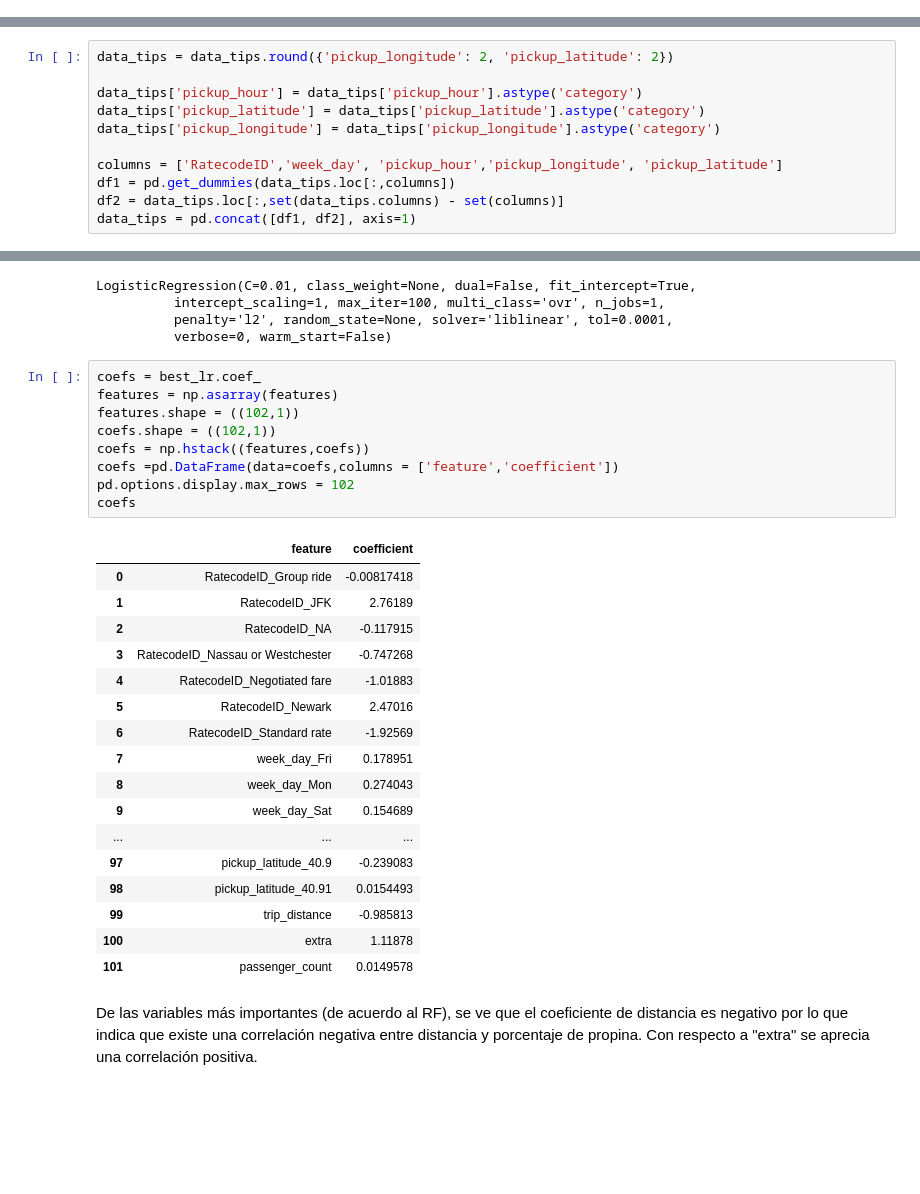
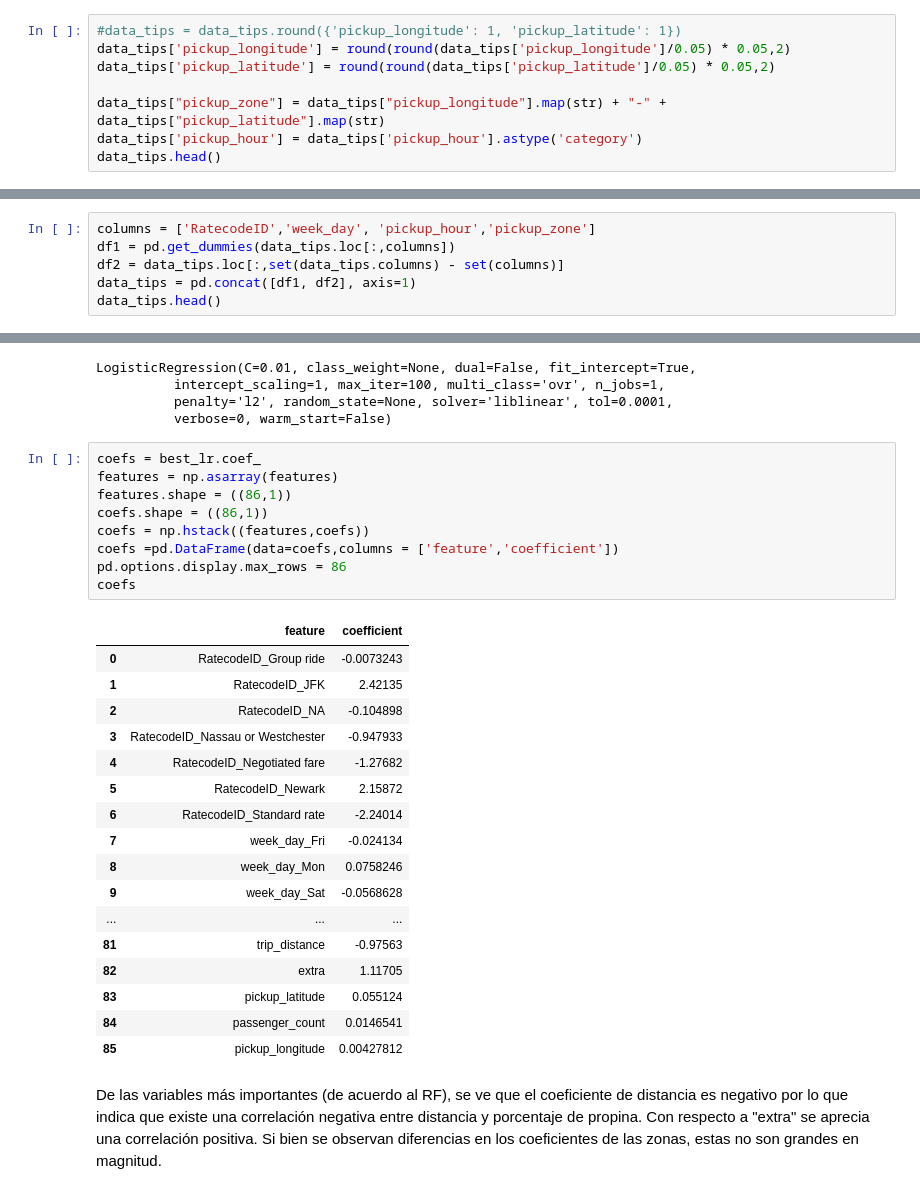
Before and after one commit to cchallu/datank_challenge, a Jupyter notebook: source/datank_challenge.ipynb, the cells around one changed output, grey strips where cells are left out. Cells and saved outputs as stored; diff of their text form; blank space fills up the shorter version.

```diff
--- a/source/datank_challenge.ipynb
+++ b/source/datank_challenge.ipynb
@@ -533,3 +533,11 @@ data_tips.head()
 | 18 | 1 | 1.38 | -73.994843 | 40.718498 | Standard rate | 0.5 | 0 | ... |
 # %% [markdown]
 A contiuación se convierten las varialbes categóricas a dummies (one hot encoding). En el caso de la latitud y longitud primero se redondean a dos decimales (esto crea regiones en forma de cuadrados).
+# %%
+#data_tips = data_tips.round({'pickup_longitude': 1, 'pickup_latitude': 1})
+data_tips['pickup_longitude'] = round(round(data_tips['pickup_longitude']/0.05) * 0.05,2)
+data_tips['pickup_latitude'] = round(round(data_tips['pickup_latitude']/0.05) * 0.05,2)
+
+data_tips["pickup_zone"] = data_tips["pickup_longitude"].map(str) + "-" + data_tips["pickup_latitude"].map(str)
+data_tips['pickup_hour'] = data_tips['pickup_hour'].astype('category')
+data_tips.head()
@@ -536,11 +551,6 @@ A contiuación se convierten las varialbes categóricas a dummies (one hot encod
 # %%
-data_tips = data_tips.round({'pickup_longitude': 2, 'pickup_latitude': 2})
-
-data_tips['pickup_hour'] = data_tips['pickup_hour'].astype('category')
-data_tips['pickup_latitude'] = data_tips['pickup_latitude'].astype('category')
-data_tips['pickup_longitude'] = data_tips['pickup_longitude'].astype('category')
-
-columns = ['RatecodeID','week_day', 'pickup_hour','pickup_longitude', 'pickup_latitude']
+columns = ['RatecodeID','week_day', 'pickup_hour','pickup_zone']
 df1 = pd.get_dummies(data_tips.loc[:,columns])
 df2 = data_tips.loc[:,set(data_tips.columns) - set(columns)]
 data_tips = pd.concat([df1, df2], axis=1)
+data_tips.head()
@@ -699,29 +717,29 @@ LogisticRegression(C=0.01, class_weight=None, dual=False, fit_intercept=True,
 # %%
 coefs = best_lr.coef_
 features = np.asarray(features)
-features.shape = ((102,1))
-coefs.shape = ((102,1))
+features.shape = ((86,1))
+coefs.shape = ((86,1))
 coefs = np.hstack((features,coefs))
 coefs =pd.DataFrame(data=coefs,columns = ['feature','coefficient'])
-pd.options.display.max_rows = 102
+pd.options.display.max_rows = 86
 coefs
 # %% [output]
 |  | feature | coefficient |
-| 0 | RatecodeID_Group ride | -0.00817418 |
-| 1 | RatecodeID_JFK | 2.76189 |
-| 2 | RatecodeID_NA | -0.117915 |
-| 3 | RatecodeID_Nassau or Westchester | -0.747268 |
-| 4 | RatecodeID_Negotiated fare | -1.01883 |
-| 5 | RatecodeID_Newark | 2.47016 |
-| 6 | RatecodeID_Standard rate | -1.92569 |
-| 7 | week_day_Fri | 0.178951 |
-| 8 | week_day_Mon | 0.274043 |
-| 9 | week_day_Sat | 0.154689 |
+| 0 | RatecodeID_Group ride | -0.0073243 |
+| 1 | RatecodeID_JFK | 2.42135 |
+| 2 | RatecodeID_NA | -0.104898 |
+| 3 | RatecodeID_Nassau or Westchester | -0.947933 |
+| 4 | RatecodeID_Negotiated fare | -1.27682 |
+| 5 | RatecodeID_Newark | 2.15872 |
+| 6 | RatecodeID_Standard rate | -2.24014 |
+| 7 | week_day_Fri | -0.024134 |
+| 8 | week_day_Mon | 0.0758246 |
+| 9 | week_day_Sat | -0.0568628 |
 | ... | ... | ... |
-| 97 | pickup_latitude_40.9 | -0.239083 |
-| 98 | pickup_latitude_40.91 | 0.0154493 |
-| 99 | trip_distance | -0.985813 |
-| 100 | extra | 1.11878 |
-| 101 | passenger_count | 0.0149578 |
+| 81 | trip_distance | -0.97563 |
+| 82 | extra | 1.11705 |
+| 83 | pickup_latitude | 0.055124 |
+| 84 | passenger_count | 0.0146541 |
+| 85 | pickup_longitude | 0.00427812 |
 # %% [markdown]
-De las variables más importantes (de acuerdo al RF), se ve que el coeficiente de distancia es negativo por lo que indica que existe una correlación negativa entre distancia y porcentaje de propina. Con respecto a "extra" se aprecia una correlación positiva.
+De las variables más importantes (de acuerdo al RF), se ve que el coeficiente de distancia es negativo por lo que indica que existe una correlación negativa entre distancia y porcentaje de propina. Con respecto a "extra" se aprecia una correlación positiva. Si bien se observan diferencias en los coeficientes de las zonas, estas no son grandes en magnitud.
```
Also changed, not shown: parts of 7 cells of this notebook.
